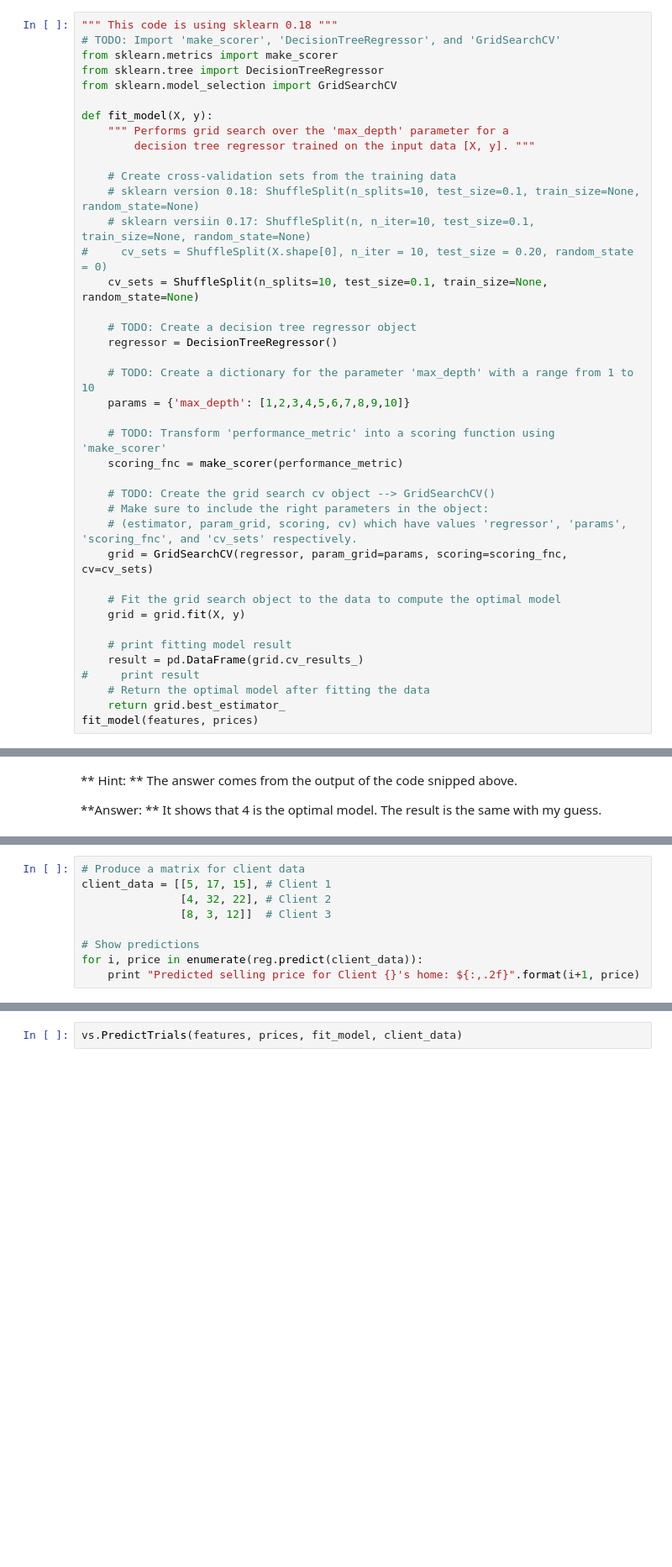
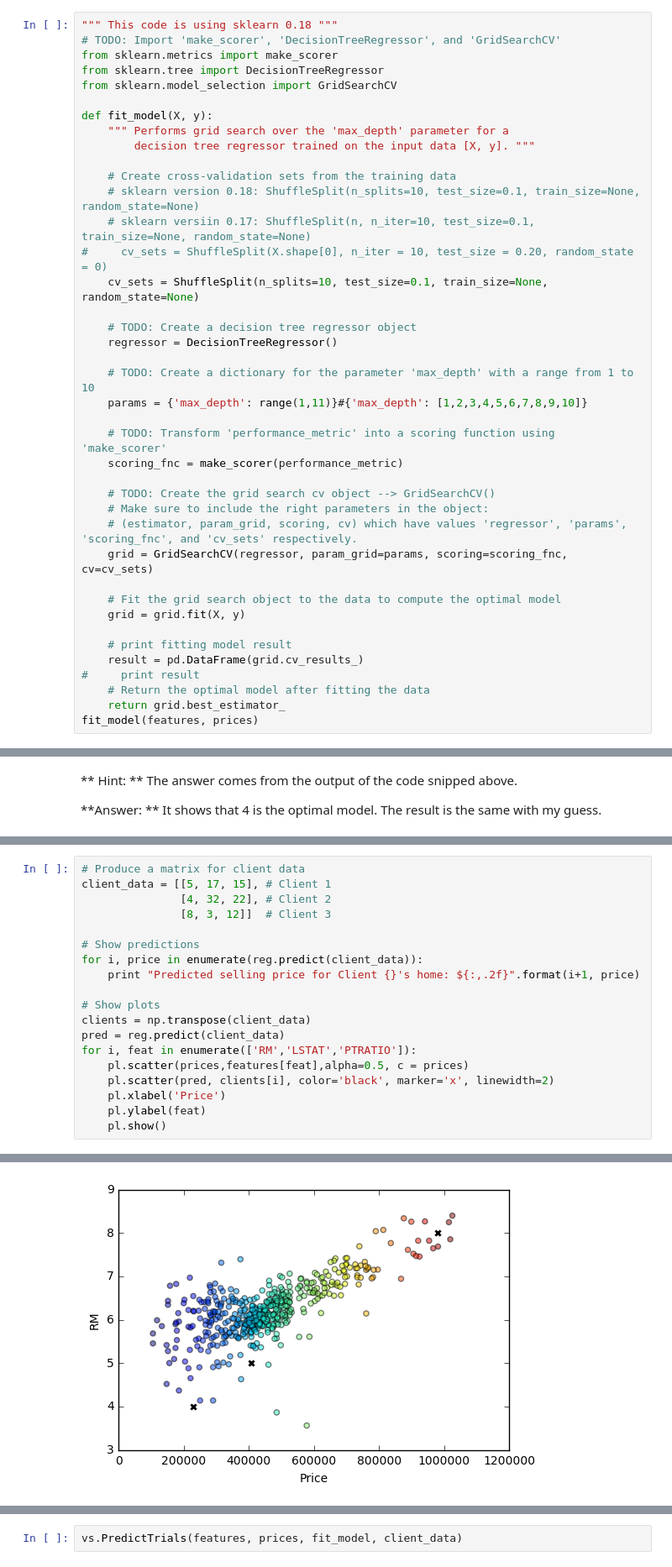
Before and after one commit to yehchilai/MachineLearningNanodegreeProjects, a Jupyter notebook: boston_housing/boston_housing.ipynb, the cells around one changed output, grey strips where cells are left out. Shown: that part at 84% size. Drawn from its saved outputs; the diff is of its cells as text; blank space fills up the shorter version.

```diff
--- a/boston_housing/boston_housing.ipynb
+++ b/boston_housing/boston_housing.ipynb
@@ -332,7 +395,7 @@ def fit_model(X, y):
     regressor = DecisionTreeRegressor()
 
     # TODO: Create a dictionary for the parameter 'max_depth' with a range from 1 to 10
-    params = {'max_depth': [1,2,3,4,5,6,7,8,9,10]}
+    params = {'max_depth': range(1,11)}#{'max_depth': [1,2,3,4,5,6,7,8,9,10]}
 
     # TODO: Transform 'performance_metric' into a scoring function using 'make_scorer'
     scoring_fnc = make_scorer(performance_metric)
@@ -420,4 +466,14 @@ client_data = [[5, 17, 15], # Client 1
 # Show predictions
 for i, price in enumerate(reg.predict(client_data)):
     print "Predicted selling price for Client {}'s home: ${:,.2f}".format(i+1, price)
+
+# Show plots
+clients = np.transpose(client_data)
+pred = reg.predict(client_data)
+for i, feat in enumerate(['RM','LSTAT','PTRATIO']):
+    pl.scatter(prices,features[feat],alpha=0.5, c = prices)
+    pl.scatter(pred, clients[i], color='black', marker='x', linewidth=2)
+    pl.xlabel('Price')
+    pl.ylabel(feat)
+    pl.show()
 # %% [output]
@@ -426,0 +483 @@ Predicted selling price for Client 3's home: $933,660.00
+[figure, added]
```
Also changed, not shown: parts of 14 cells of this notebook, 2 other files.
